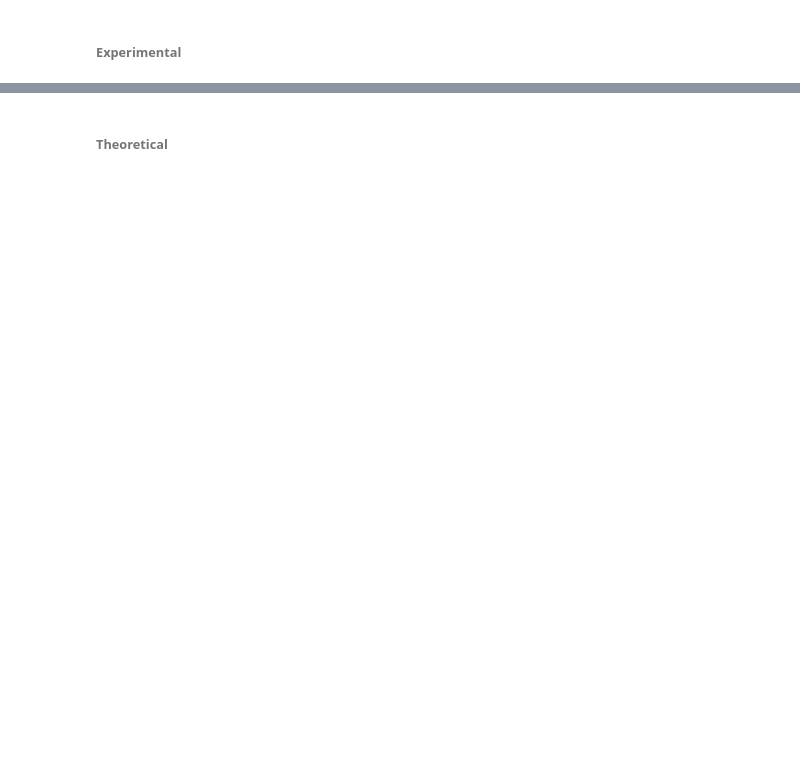
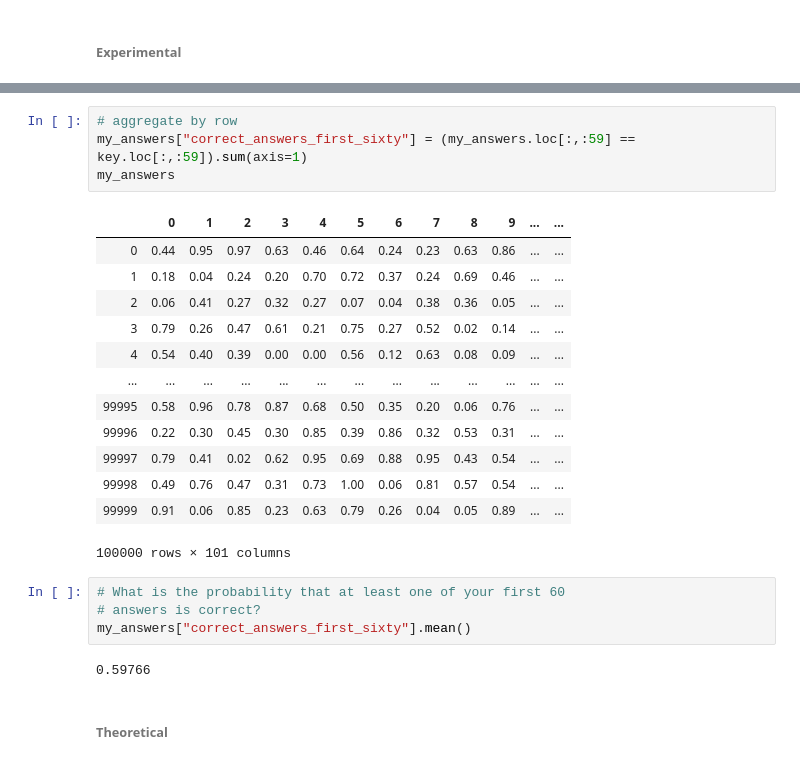
Before and after one commit to aleclhartman/statistics-exercises, a Jupyter notebook: probability_distributions.ipynb, the cells around one changed output, grey strips where cells are left out. Drawn from its saved outputs; the diff is of its cells as text; blank space fills up the shorter version.

```diff
--- a/probability_distributions.ipynb
+++ b/probability_distributions.ipynb
@@ -266,2 +321,26 @@ stats.binom(n, p).sf(96)
+# %%
+# aggregate by row
+my_answers["correct_answers_first_sixty"] = (my_answers.loc[:,:59] == key.loc[:,:59]).sum(axis=1)
+my_answers
+# %% [output]
+|  | 0 | 1 | 2 | 3 | 4 | 5 | 6 | 7 | 8 | 9 | ... | ... |
+| 0 | 0.44 | 0.95 | 0.97 | 0.63 | 0.46 | 0.64 | 0.24 | 0.23 | 0.63 | 0.86 | ... | ... |
+| 1 | 0.18 | 0.04 | 0.24 | 0.20 | 0.70 | 0.72 | 0.37 | 0.24 | 0.69 | 0.46 | ... | ... |
+| 2 | 0.06 | 0.41 | 0.27 | 0.32 | 0.27 | 0.07 | 0.04 | 0.38 | 0.36 | 0.05 | ... | ... |
+| 3 | 0.79 | 0.26 | 0.47 | 0.61 | 0.21 | 0.75 | 0.27 | 0.52 | 0.02 | 0.14 | ... | ... |
+| 4 | 0.54 | 0.40 | 0.39 | 0.00 | 0.00 | 0.56 | 0.12 | 0.63 | 0.08 | 0.09 | ... | ... |
+| ... | ... | ... | ... | ... | ... | ... | ... | ... | ... | ... | ... | ... |
+| 99995 | 0.58 | 0.96 | 0.78 | 0.87 | 0.68 | 0.50 | 0.35 | 0.20 | 0.06 | 0.76 | ... | ... |
+| 99996 | 0.22 | 0.30 | 0.45 | 0.30 | 0.85 | 0.39 | 0.86 | 0.32 | 0.53 | 0.31 | ... | ... |
+| 99997 | 0.79 | 0.41 | 0.02 | 0.62 | 0.95 | 0.69 | 0.88 | 0.95 | 0.43 | 0.54 | ... | ... |
+| 99998 | 0.49 | 0.76 | 0.47 | 0.31 | 0.73 | 1.00 | 0.06 | 0.81 | 0.57 | 0.54 | ... | ... |
+| 99999 | 0.91 | 0.06 | 0.85 | 0.23 | 0.63 | 0.79 | 0.26 | 0.04 | 0.05 | 0.89 | ... | ... |
+100000 rows × 101 columns
+# %%
+# What is the probability that at least one of your first 60
+# answers is correct?
+my_answers["correct_answers_first_sixty"].mean()
+# %% [output]
+0.59766
 # %% [markdown]
 ###### Theoretical
```
Also changed, not shown: parts of 40 cells of this notebook.
